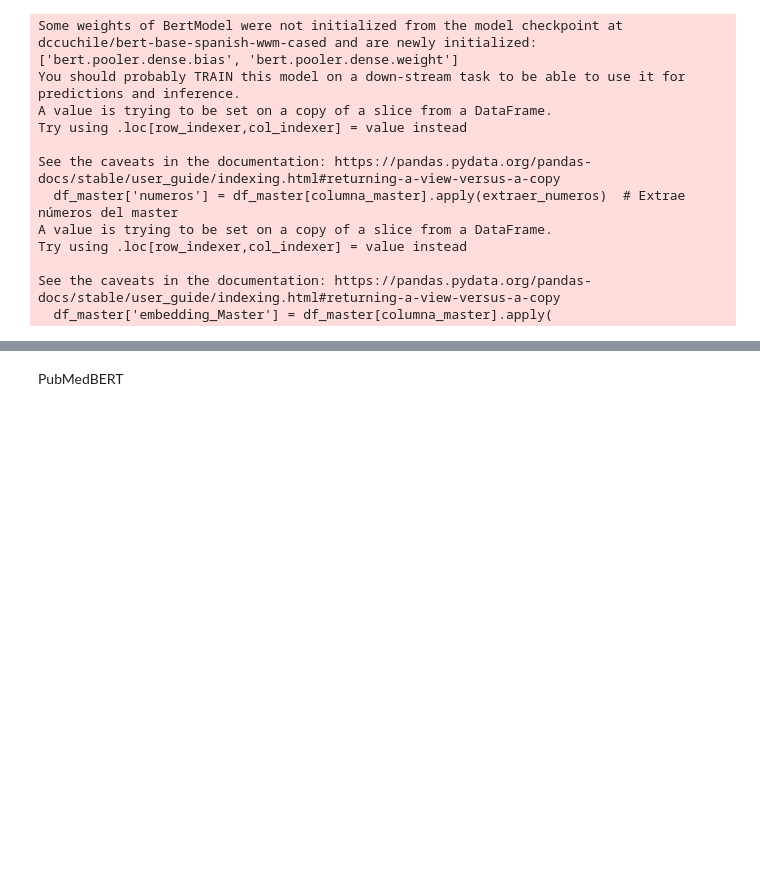
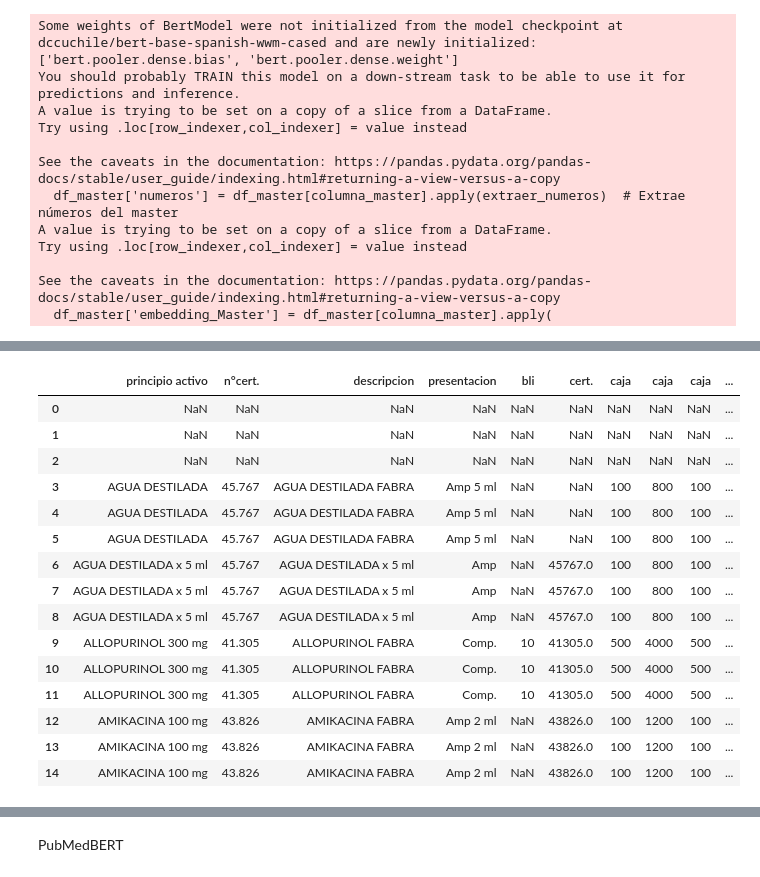
Before and after one commit to emmaSDNZ/digitalizacion_distriapp, a Jupyter notebook: backend/src/notebook/index.ipynb, the cells around one changed output, grey strips where cells are left out. Cells and saved outputs as stored; diff of their text form; code cells hidden in the pictures; blank space fills up the shorter version.

```diff
--- a/backend/src/notebook/index.ipynb
+++ b/backend/src/notebook/index.ipynb
@@ -309,7 +297,7 @@ Bert
 
 modelo_nombre_BERT = 'dccuchile/bert-base-spanish-wwm-cased'
 
-resultados_PubMedBERT = procesar_comparacion(
+resultados_comparaciones = procesar_comparacion(
     df_MasterProductos_Filtro,
     df_Proveedor,
     modelo_nombre_BERT,                # modelo_nombre
@@ -348,0 +335,29 @@ resultados_PubMedBERT
+# %%
+# Unir df_Proveedor con resultados_comparaciones en base a index_proveedor
+df_resultado = df_Proveedor.merge(resultados_comparaciones,
+                                  left_index=True,  # Índice de df_Proveedor (index_proveedor debe coincidir con el índice)
+                                  right_on='index_proveedor',  # Columna en resultados_comparaciones
+                                  how='right')  # Solo los que están en resultados_comparaciones
+
+# Reorganizar las columnas si es necesario
+df_resultado = df_resultado[df_Proveedor.columns.tolist() + ['index_producto', 'niprod', 'similitud']]
+
+# Mostrar el resultado
+df_resultado.head(15)
+# %% [output]
+|  | principio activo | n°cert. | descripcion | presentacion | bli | cert. | caja | caja | caja | ... |
+| 0 | NaN | NaN | NaN | NaN | NaN | NaN | NaN | NaN | NaN | ... |
+| 1 | NaN | NaN | NaN | NaN | NaN | NaN | NaN | NaN | NaN | ... |
+| 2 | NaN | NaN | NaN | NaN | NaN | NaN | NaN | NaN | NaN | ... |
+| 3 | AGUA DESTILADA | 45.767 | AGUA DESTILADA FABRA | Amp 5 ml | NaN | NaN | 100 | 800 | 100 | ... |
+| 4 | AGUA DESTILADA | 45.767 | AGUA DESTILADA FABRA | Amp 5 ml | NaN | NaN | 100 | 800 | 100 | ... |
+| 5 | AGUA DESTILADA | 45.767 | AGUA DESTILADA FABRA | Amp 5 ml | NaN | NaN | 100 | 800 | 100 | ... |
+| 6 | AGUA DESTILADA x 5 ml | 45.767 | AGUA DESTILADA x 5 ml | Amp | NaN | 45767.0 | 100 | 800 | 100 | ... |
+| 7 | AGUA DESTILADA x 5 ml | 45.767 | AGUA DESTILADA x 5 ml | Amp | NaN | 45767.0 | 100 | 800 | 100 | ... |
+| 8 | AGUA DESTILADA x 5 ml | 45.767 | AGUA DESTILADA x 5 ml | Amp | NaN | 45767.0 | 100 | 800 | 100 | ... |
+| 9 | ALLOPURINOL 300 mg | 41.305 | ALLOPURINOL FABRA | Comp. | 10 | 41305.0 | 500 | 4000 | 500 | ... |
+| 10 | ALLOPURINOL 300 mg | 41.305 | ALLOPURINOL FABRA | Comp. | 10 | 41305.0 | 500 | 4000 | 500 | ... |
+| 11 | ALLOPURINOL 300 mg | 41.305 | ALLOPURINOL FABRA | Comp. | 10 | 41305.0 | 500 | 4000 | 500 | ... |
+| 12 | AMIKACINA 100 mg | 43.826 | AMIKACINA FABRA | Amp 2 ml | NaN | 43826.0 | 100 | 1200 | 100 | ... |
+| 13 | AMIKACINA 100 mg | 43.826 | AMIKACINA FABRA | Amp 2 ml | NaN | 43826.0 | 100 | 1200 | 100 | ... |
+| 14 | AMIKACINA 100 mg | 43.826 | AMIKACINA FABRA | Amp 2 ml | NaN | 43826.0 | 100 | 1200 | 100 | ... |
```
Also changed, not shown: parts of 7 cells of this notebook, 2 other files.
